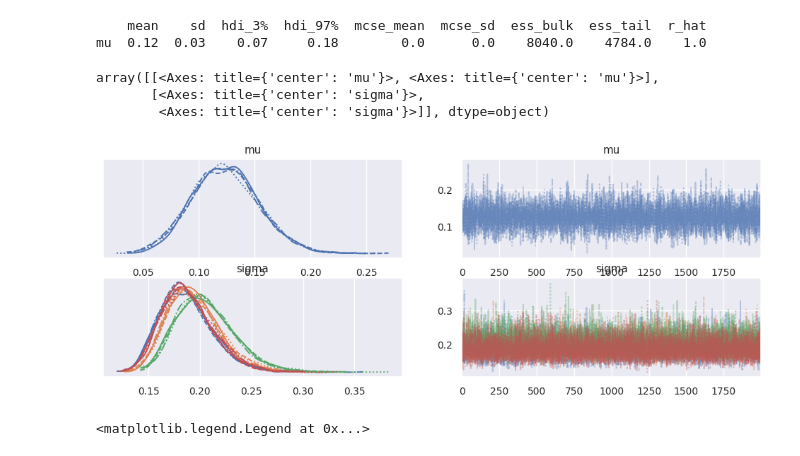
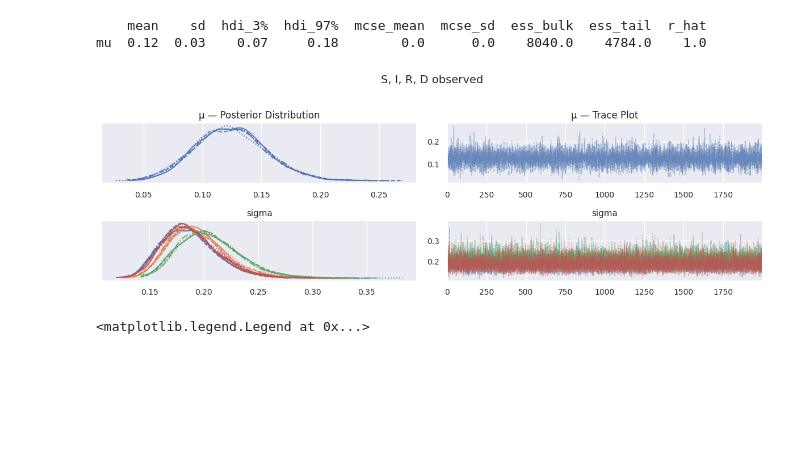
Before and after one commit to Shravani018/ml_2_group1, a Jupyter notebook: Assignment4/Assignment4.ipynb, the cells around one changed output. Saved outputs shown, nothing was run; the diff lists cells and outputs as text; code cells hidden in the pictures; blank space fills up the shorter version.

Commit message:
added titles to graphs

```diff
--- a/Assignment4/Assignment4.ipynb
+++ b/Assignment4/Assignment4.ipynb
@@ -168,13 +168,15 @@ print(pm.summary(trace, var_names=["mu"]).round(2))
 mu  0.12  0.03    0.07     0.18        0.0      0.0    8040.0    4784.0    1.0
 # %%
 import arviz as az
-# %%
-az.plot_trace(trace)
-# %% [output]
-array([[<Axes: title={'center': 'mu'}>, <Axes: title={'center': 'mu'}>],
-       [<Axes: title={'center': 'sigma'}>,
-        <Axes: title={'center': 'sigma'}>]], dtype=object)
-[figure, removed]
+# %%
+axes = az.plot_trace(trace)
+axes[0, 0].set_title("μ — Posterior Distribution")   # top-left (KDE)
+axes[0, 1].set_title("μ — Trace Plot")                # top-right (trace)
+plt.suptitle("S, I, R, D observed", fontsize=14, y=1.02)
+plt.tight_layout()
+plt.show()
+# %% [output]
+[figure, added]
 # %%
 az.plot_posterior(trace, var_names=["mu"], hdi_prob=0.94)
 plt.axvline(mu_true, color='red', linestyle='--', label='True μ=0.15')
```
Also changed, not shown: parts of 1 cell of this notebook.
